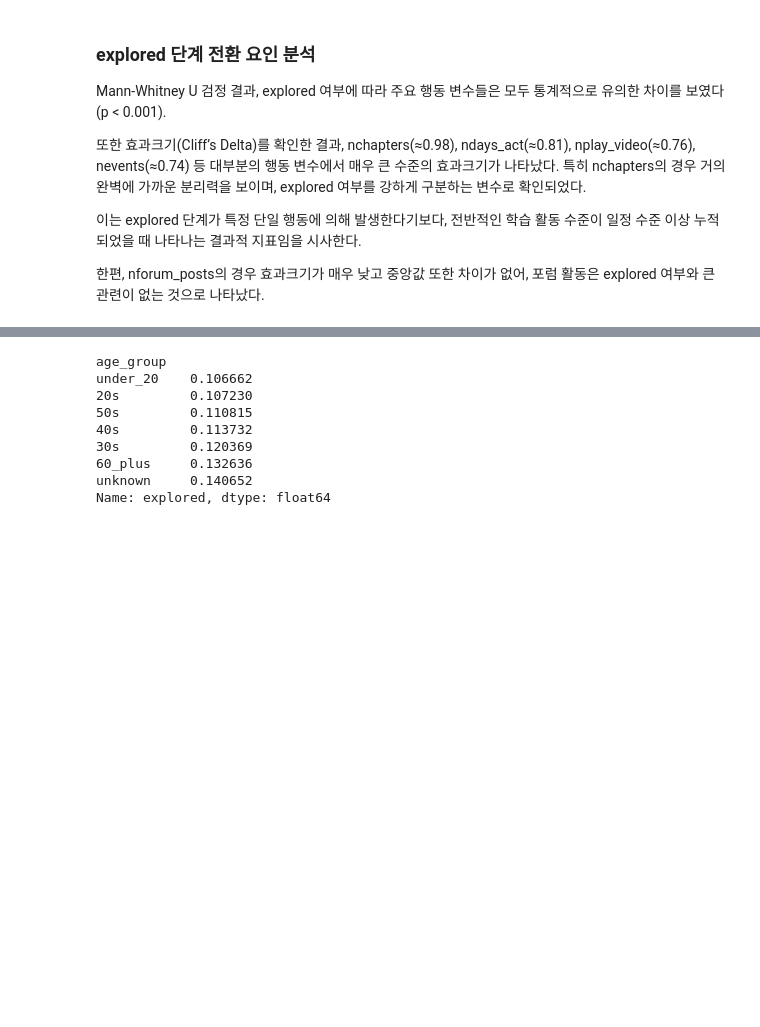
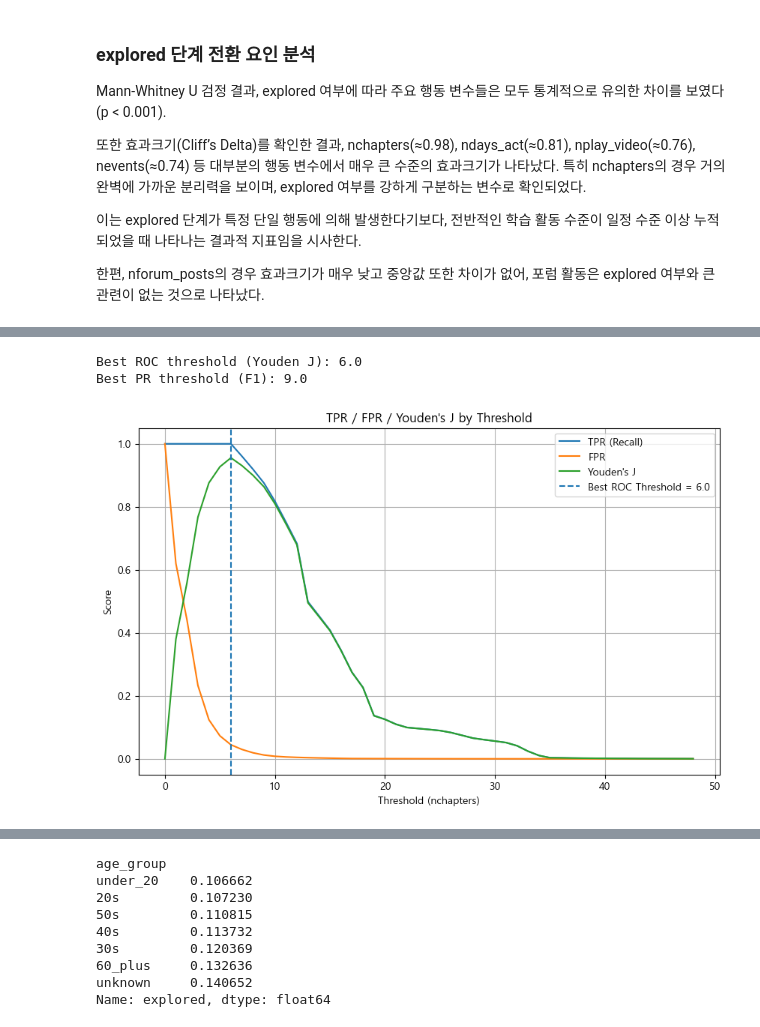
Before and after one commit to Ojirokim/data-analysis-practical-project, a Jupyter notebook: 김규열/교육EDA검정.ipynb, the cells around one changed output, grey strips where cells are left out. Drawn from its saved outputs; the diff is of its cells as text; code cells hidden in the pictures; blank space fills up the shorter version.

```diff
--- a/김규열/교육EDA검정.ipynb
+++ b/김규열/교육EDA검정.ipynb
@@ -300,0 +954,45 @@ Mann-Whitney U 검정 결과, explored 여부에 따라 주요 행동 변수들
+# %%
+# threshold별 성능 변화 그래프
+
+# 결측 제거
+plot_df = df[["explored", "nchapters"]].dropna().copy()
+
+y = plot_df["explored"].astype(int).values
+x = plot_df["nchapters"].values
+
+# ROC 기반 값
+fpr, tpr, roc_thresholds = roc_curve(y, x)
+j_scores = tpr - fpr
+best_idx_roc = np.argmax(j_scores)
+best_threshold_roc = roc_thresholds[best_idx_roc]
+
+# PR 기반 값
+precision, recall, pr_thresholds = precision_recall_curve(y, x)
+
+# precision_recall_curve는 thresholds 길이가 precision/recal보다 1 짧음
+f1_scores = 2 * (precision[:-1] * recall[:-1]) / (precision[:-1] + recall[:-1] + 1e-10)
+best_idx_pr = np.argmax(f1_scores)
+best_threshold_pr = pr_thresholds[best_idx_pr]
+
+print(f"Best ROC threshold (Youden J): {best_threshold_roc}")
+print(f"Best PR threshold (F1): {best_threshold_pr}")
+# %% [output]
+Best ROC threshold (Youden J): 6.0
+Best PR threshold (F1): 9.0
+# %%
+# ROC 기준으로 threshold가 바뀔 때
+plt.figure(figsize=(10, 6))
+plt.plot(roc_thresholds, tpr, label="TPR (Recall)")
+plt.plot(roc_thresholds, fpr, label="FPR")
+plt.plot(roc_thresholds, j_scores, label="Youden's J")
+
+plt.axvline(best_threshold_roc, linestyle="--", label=f"Best ROC Threshold = {best_threshold_roc:.1f}")
+
+plt.xlabel("Threshold (nchapters)")
+plt.ylabel("Score")
+plt.title("TPR / FPR / Youden's J by Threshold")
+plt.legend()
+plt.grid(True)
+plt.show()
+# %% [output]
+[figure, added]
```
Also changed, not shown: parts of 65 cells of this notebook.
